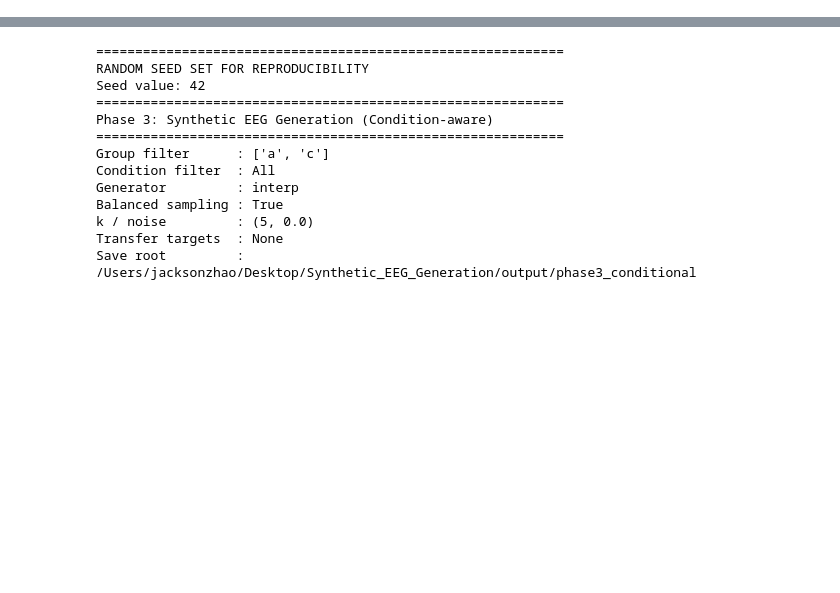
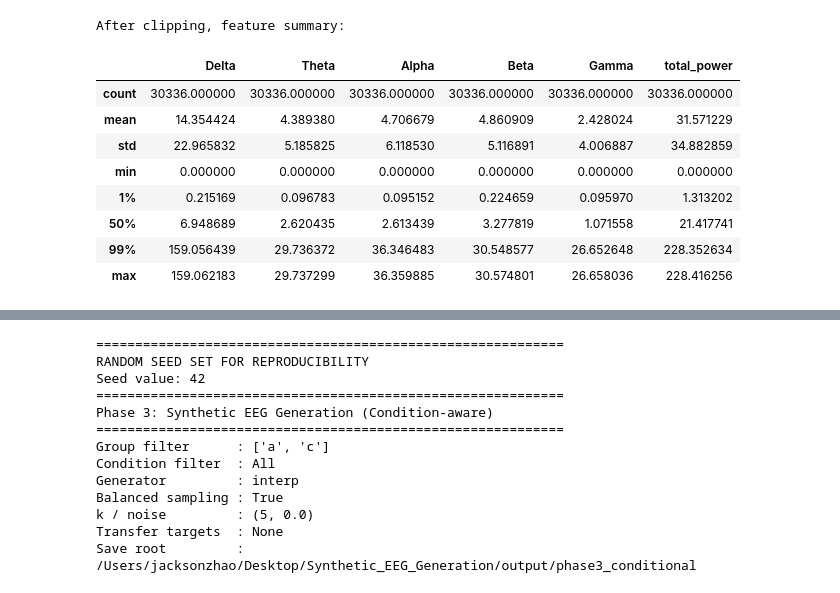
Before and after one commit to ZhaoJackson/Synthetic_EEG_Generation, a Jupyter notebook: src/phase3_synthetic_generation.ipynb, the cells around one changed output, grey strips where cells are left out. Saved outputs shown, nothing was run; the diff lists cells and outputs as text; code cells hidden in the pictures; blank space fills up the shorter version.

```diff
--- a/src/phase3_synthetic_generation.ipynb
+++ b/src/phase3_synthetic_generation.ipynb
@@ -13,0 +243,12 @@ Generate synthetic EEG data using methods from recent literature:
+# %%
+# 50/50 split
+n_train = len(subjects) // 2
+train_subjects = set(subjects[:n_train])
+test_subjects = set(subjects[n_train:])
+
+df_train = df_all[df_all["subject_id"].isin(train_subjects)].reset_index(drop=True)
+df_test  = df_all[df_all["subject_id"].isin(test_subjects)].reset_index(drop=True)
+
+print("Train subjects:", len(train_subjects))
+print("Test subjects :", len(test_subjects))
+print("Overlap       :", len(train_subjects & test_subjects))
@@ -13,0 +259,7 @@ Generate synthetic EEG data using methods from recent literature:
+# %%
+# Overwrite dataset_split using the NEW split
+df_all[SPLIT_COL] = np.where(df_all["subject_id"].isin(train_subjects), "train", "test")
+df_train = df_all[df_all["subject_id"].isin(train_subjects)].reset_index(drop=True)
+df_test = df_all[df_all["subject_id"].isin(test_subjects)].reset_index(drop=True)
+print("Split counts with new split:")
+print(df_all[SPLIT_COL].value_counts())
@@ -13,0 +297,18 @@ Generate synthetic EEG data using methods from recent literature:
+# %%
+# clip extreme outliers to stabilize covariance
+q_low = df_all[FEATURE_COLS].quantile(0.01)
+q_high = df_all[FEATURE_COLS].quantile(0.99)
+
+print("1st percentile for features:\n", q_low)
+print("99th percentile for features:\n", q_high)
+
+df_all[FEATURE_COLS] = df_all[FEATURE_COLS].clip(lower=q_low, upper=q_high, axis=1)
+# %%
+# QC & clip extreme outliers based on train
+# 1st and 99th percentiles
+print("1st percentile for features:")
+print(df_all[FEATURE_COLS].quantile(0.01))
+
+print("\n99th percentile for features:")
+q99 = df_all[FEATURE_COLS].quantile(0.99)
+print(q99)
@@ -13,0 +333,19 @@ Generate synthetic EEG data using methods from recent literature:
+# %%
+# Clip outliers at 99th percentile
+for col in FEATURE_COLS:
+    upper = q99[col]
+    df_all.loc[:, col] = df_all[col].clip(upper=upper)
+
+print("After clipping, feature summary:")
+df_train[FEATURE_COLS].describe(percentiles=[0.01, 0.5, 0.99])
+# %% [output]
+After clipping, feature summary:
+|  | Delta | Theta | Alpha | Beta | Gamma | total_power |
+| count | 30336.000000 | 30336.000000 | 30336.000000 | 30336.000000 | 30336.000000 | 30336.000000 |
+| mean | 14.354424 | 4.389380 | 4.706679 | 4.860909 | 2.428024 | 31.571229 |
+| std | 22.965832 | 5.185825 | 6.118530 | 5.116891 | 4.006887 | 34.882859 |
+| min | 0.000000 | 0.000000 | 0.000000 | 0.000000 | 0.000000 | 0.000000 |
+| 1% | 0.215169 | 0.096783 | 0.095152 | 0.224659 | 0.095970 | 1.313202 |
+| 50% | 6.948689 | 2.620435 | 2.613439 | 3.277819 | 1.071558 | 21.417741 |
+| 99% | 159.056439 | 29.736372 | 36.346483 | 30.548577 | 26.652648 | 228.352634 |
+| max | 159.062183 | 29.737299 | 36.359885 | 30.574801 | 26.658036 | 228.416256 |
```
Also changed, not shown: parts of 29 cells of this notebook.
